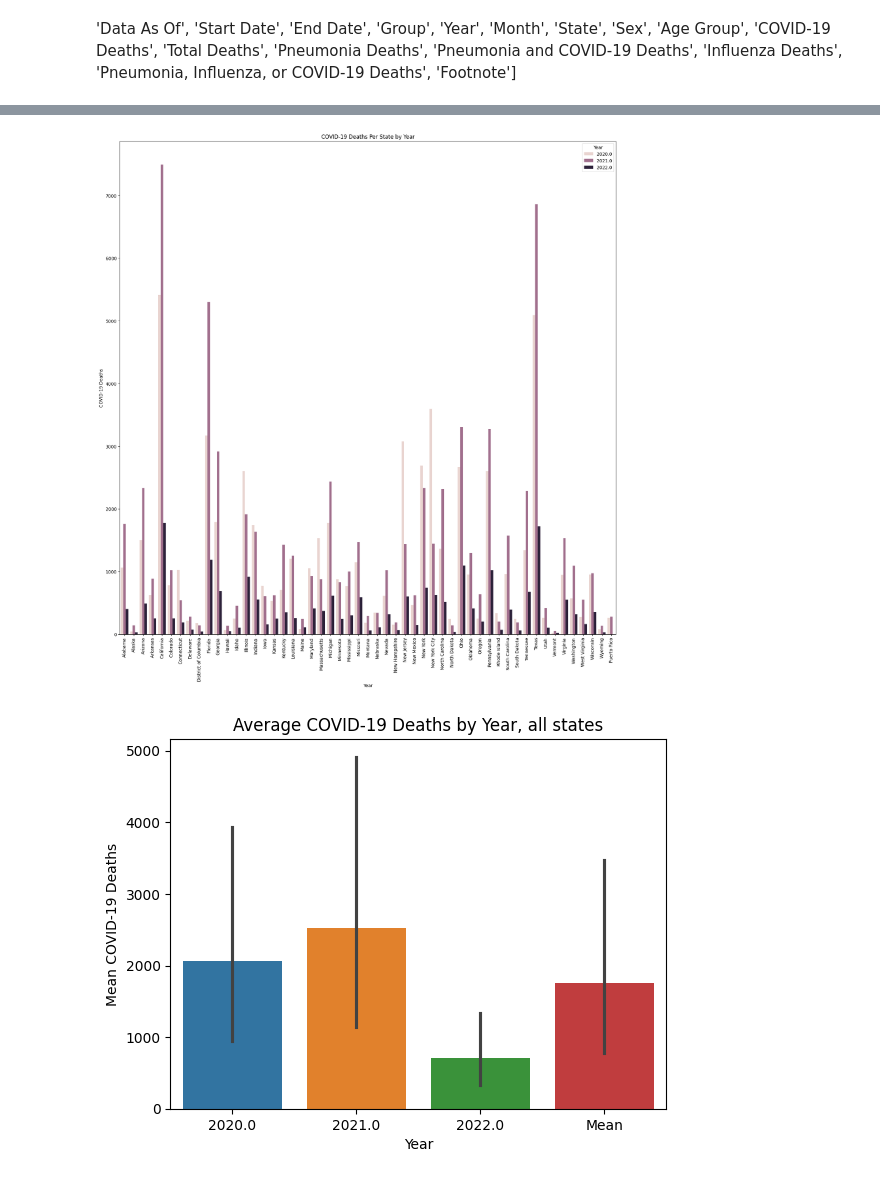
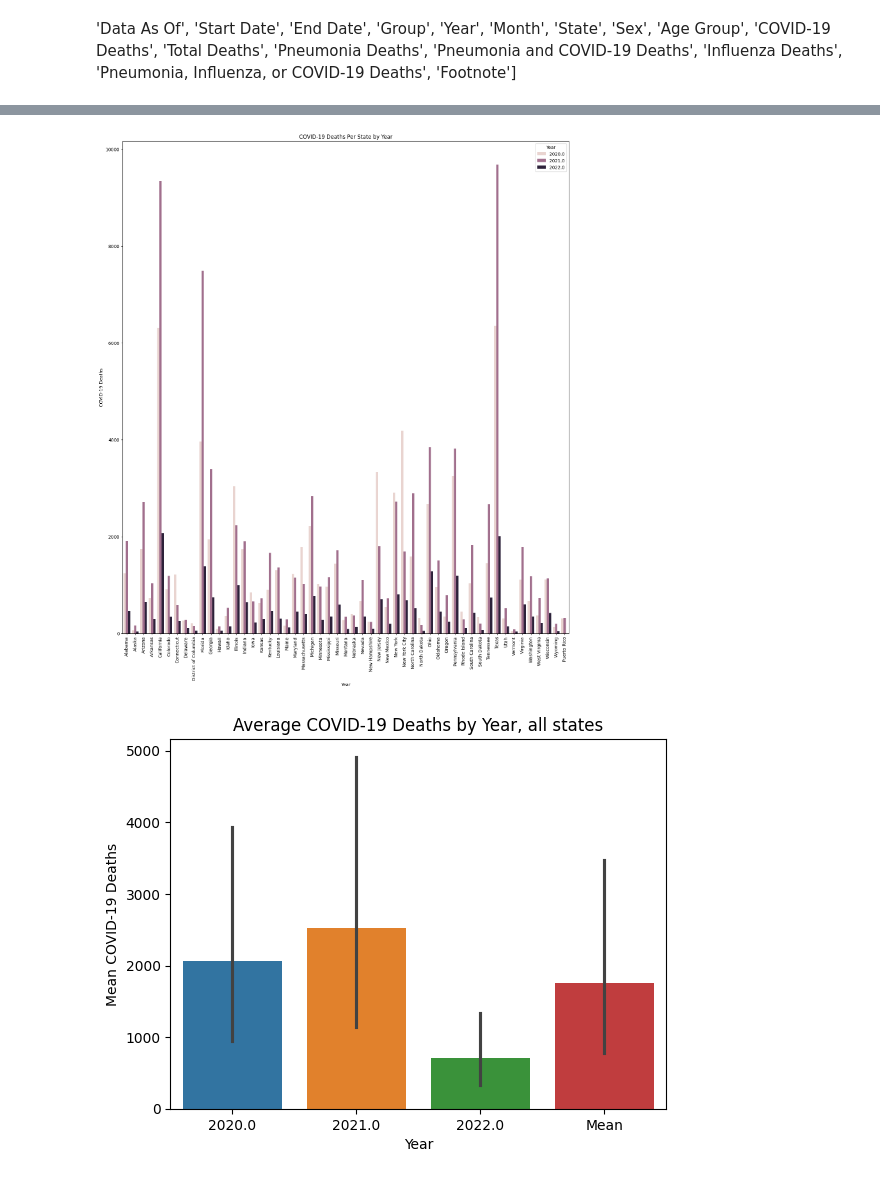
Before and after one commit to jaycee-pang/data200s-covid19, a Jupyter notebook: eda_jp.ipynb, the cells around one changed output, grey strips where cells are left out. Drawn from its saved outputs; the diff is of its cells as text; code cells hidden in the pictures.

```diff
--- a/eda_jp.ipynb
+++ b/eda_jp.ipynb
@@ -14,4 +14,9 @@ ny = data[(data['State'] == 'New York') | (data['State'] == 'New York City')]
 ny.groupby('State')['COVID-19 Deaths'].agg('mean')
 len(ny[ny['State']=='New York'])  #1581
 len(ny[ny['State']=='New York City'])
+under17 =['Under 1 year', '0-17 years', '1-4 years', '15-24 years', '5-14 years']
+# final dataset
+data = data[~data['Age Group'].isin(under17)]
+# data['Start Date'].values
+data
 # %% [output]
@@ -152,14 +180,14 @@ KeyError: '2020.0'
 # %%
 # sns.histplot(data=yr_allsex, x='COVID-19 Deaths', hue='Year', kde=True);
 yr_states = yr_allsex[yr_allsex['State']!='United States']
 yr_states
-plt.figure(figsize=(20,20))
+plt.figure(figsize=(18,20))
 sns.barplot(data=yr_states,x = 'State', y = 'COVID-19 Deaths', hue='Year',errorbar=None);
 plt.xlabel('Year');
 plt.xticks(rotation=90);
 plt.title('COVID-19 Deaths Per State by Year');
 # %% [output]
-[figure, old version]
+[figure, new version]
 # %%
 # sns.barplot(yr_state.loc[[:, );
 sns.barplot(yr_s
```
Also changed, not shown: parts of 9 cells of this notebook.
